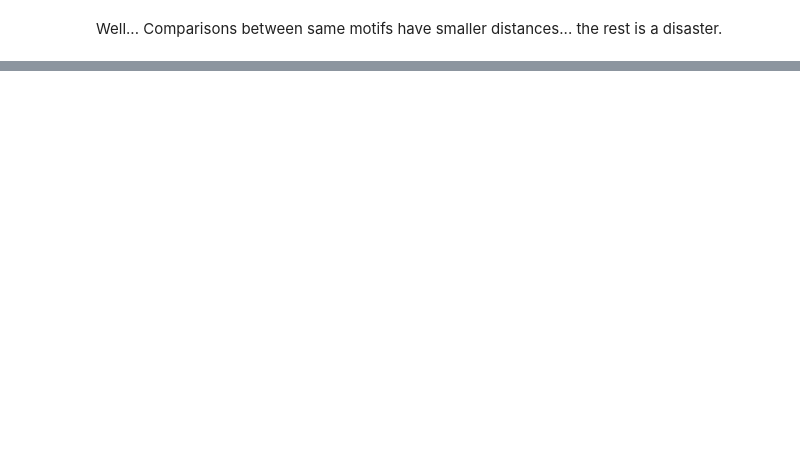
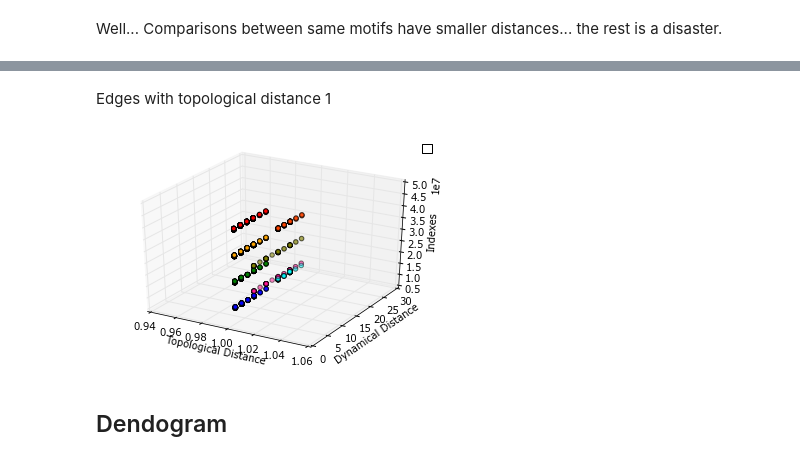
Before and after one commit to mar-esther23/CircuitsAnalyses, a Jupyter notebook: Net of nets.ipynb, the cells around one changed output, grey strips where cells are left out. Saved outputs shown, nothing was run; the diff lists cells and outputs as text; code cells hidden in the pictures; blank space fills up the shorter version.

```diff
--- a/Net of nets.ipynb
+++ b/Net of nets.ipynb
@@ -94,0 +152,21 @@ Well... Comparisons between same motifs have smaller distances... the rest is a
+# %% [markdown]
+Edges with topological distance 1
+# %%
+data1 = data[data[:,2]==1]
+
+index1 = edges2index(data1)
+color1 = edges2motifcolor(data1)
+
+fig = plt.figure()
+ax = fig.gca(projection='3d')
+ax.scatter(data1[:,2], data1[:,3], index1, c=color1)
+ax.legend('D_top 1 by index')
+ax.set_xlabel('Topological Distance')
+ax.set_ylabel('Dynamical Distance')
+ax.set_zlabel('Indexes')
+
+plt.show()
+# %% [output]
+[figure, added]
+# %% [markdown]
+## Dendogram
```
Also changed, not shown: parts of 12 cells of this notebook.
